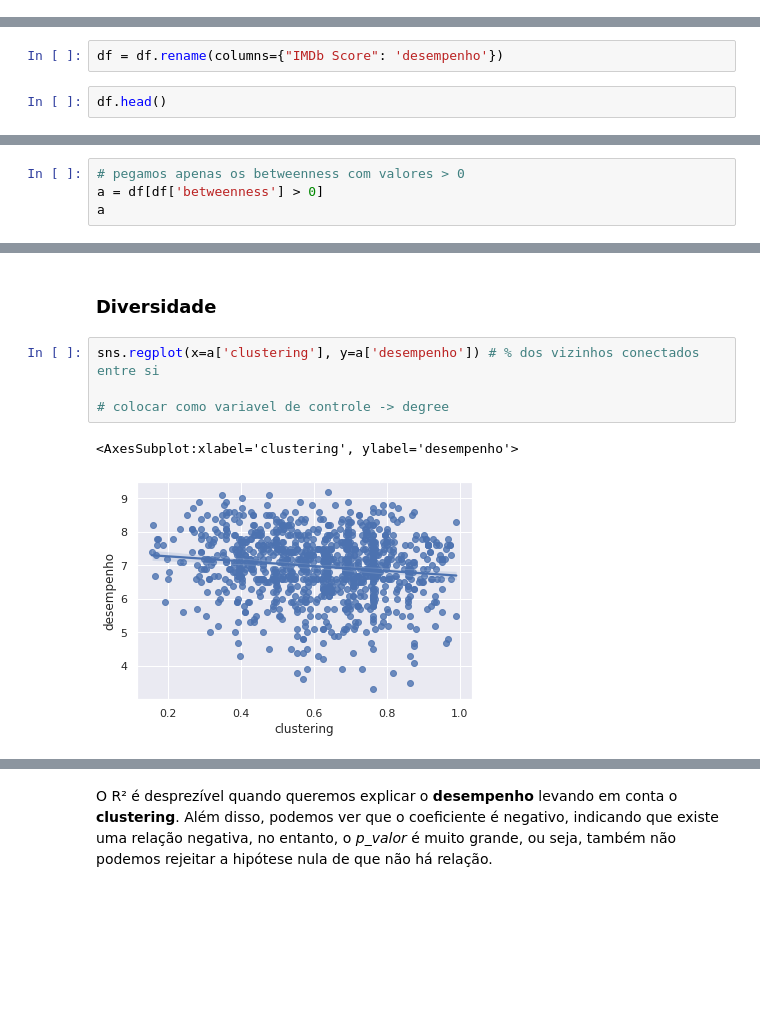
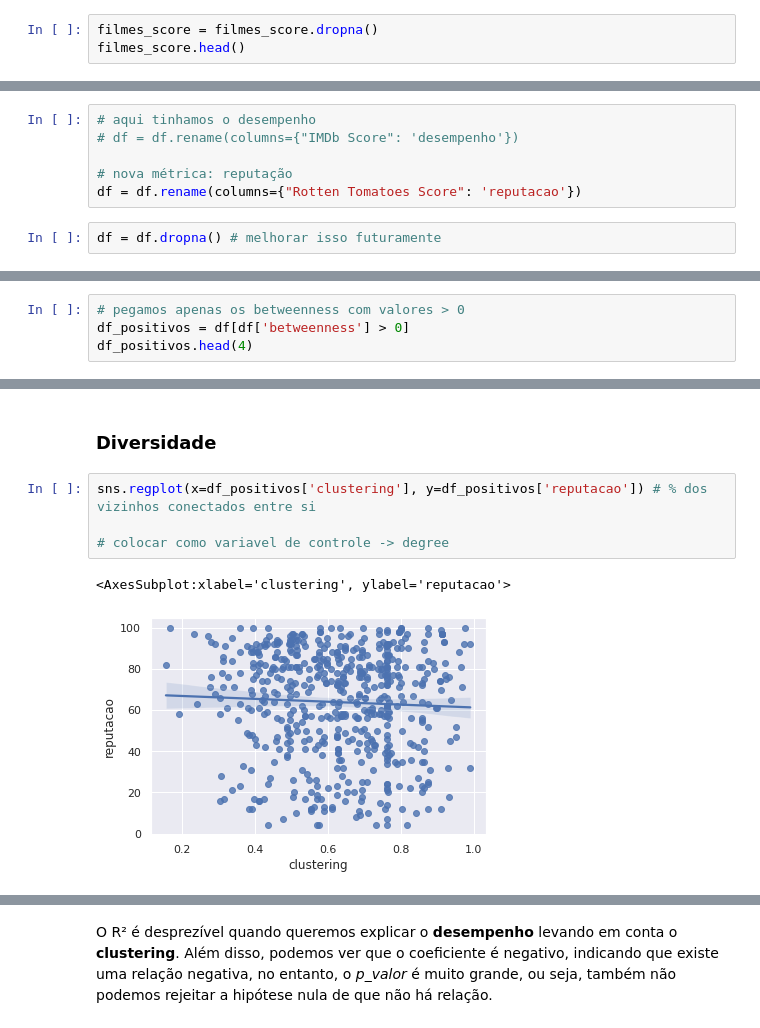
Before and after one commit to hashiprobr-classroom/parte-tecnica-do-projeto-grupoh, a Jupyter notebook: notebooks/Projeto - Análise de Rede - novo corte.ipynb, the cells around one changed output, grey strips where cells are left out. Drawn from its saved outputs; the diff is of its cells as text; blank space fills up the shorter version.

Commit message:
atualizacao da reputacao

```diff
--- a/notebooks/Projeto - Análise de Rede - novo corte.ipynb
+++ b/notebooks/Projeto - Análise de Rede - novo corte.ipynb
@@ -95,3 +96,6 @@ df.id = df.id.astype(int, copy=False)
 Remoção de filmes duplicados
 # %%
 filmes_score = filmes_score.drop_duplicates(subset=['nome'], keep=False)
+# %%
+filmes_score = filmes_score.dropna()
+filmes_score.head()
@@ -135,4 +129,8 @@ df.head()
 # %%
-df = df.rename(columns={"IMDb Score": 'desempenho'})
+# aqui tinhamos o desempenho
+# df = df.rename(columns={"IMDb Score": 'desempenho'})
+
+# nova métrica: reputação
+df = df.rename(columns={"Rotten Tomatoes Score": 'reputacao'})
 # %%
-df.head()
+df = df.dropna() # melhorar isso futuramente
@@ -152,6 +151,6 @@ import statsmodels.formula.api as smf
 ### Agrupamento
 # %%
 # pegamos apenas os betweenness com valores > 0
-a = df[df['betweenness'] > 0]
-a
+df_positivos = df[df['betweenness'] > 0]
+df_positivos.head(4)
 # %% [output]
@@ -207,10 +198,10 @@ Como esperado após a análise dos gráficos, o R² é bem pequeno quando querem
 # %% [markdown]
 ### Diversidade
 # %%
-sns.regplot(x=a['clustering'], y=a['desempenho']) # % dos vizinhos conectados entre si
+sns.regplot(x=df_positivos['clustering'], y=df_positivos['reputacao']) # % dos vizinhos conectados entre si
 
 # colocar como variavel de controle -> degree
 # %% [output]
-<AxesSubplot:xlabel='clustering', ylabel='desempenho'>
+<AxesSubplot:xlabel='clustering', ylabel='reputacao'>
-[figure, old version]
+[figure, new version]
 # %%
```
Also changed, not shown: parts of 18 cells of this notebook.
